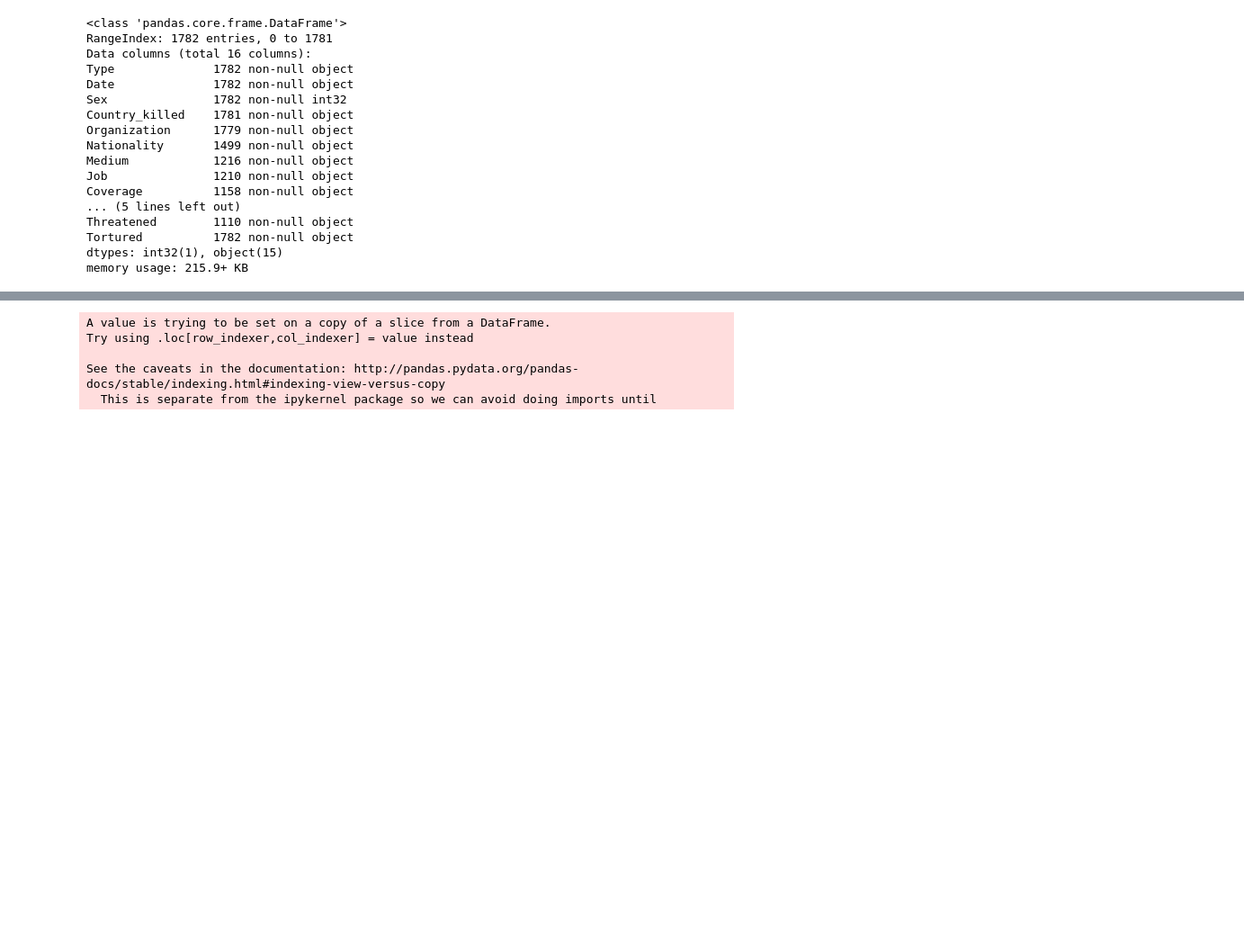
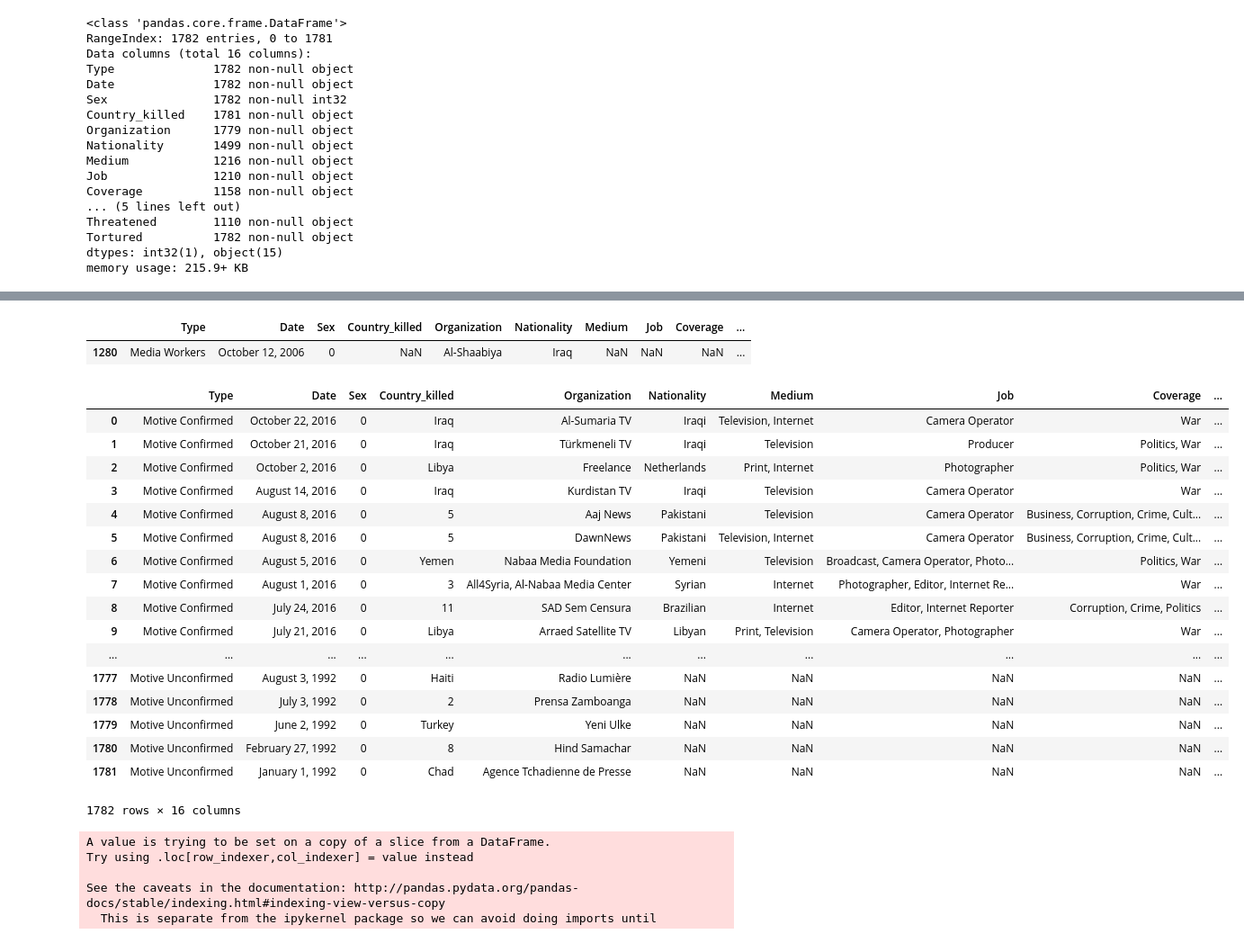
Before and after one commit to WinterBlue16/Practice, a Jupyter notebook: 04_killed journalist since 1992.ipynb, the cells around one changed output, grey strips where cells are left out. Shown: that part at 90% size. Saved outputs shown, nothing was run; the diff lists cells and outputs as text; code cells hidden in the pictures; blank space fills up the shorter version.

```diff
--- a/04_killed journalist since 1992.ipynb
+++ b/04_killed journalist since 1992.ipynb
@@ -226,3 +286,33 @@ memory usage: 215.9+ KB
+# %%
+df.loc[df.isnull()['Country_killed']]
+# %% [output]
+|  | Type | Date | Sex | Country_killed | Organization | Nationality | Medium | Job | Coverage | ... |
+| 1280 | Media Workers | October 12, 2006 | 0 | NaN | Al-Shaabiya | Iraq | NaN | NaN | NaN | ... |
+# %%
+# 1. 많이 죽은 나라순으로 묶고 나머지 기타 처리하기
+df['Country_killed'] = df['Country_killed'].replace({'Irap':1, 'Philippines': 2, 'Syria': 3, 'Mexico': 4, 'Pakistan': 5,
+                              'Colombia': 6, 'Russia': 7, 'India':8, 'Somalia':9, 'Algeria':10,
+                             'Brazil': 11, 'Afghanistan':12})
+df
+# %% [output]
+|  | Type | Date | Sex | Country_killed | Organization | Nationality | Medium | Job | Coverage | ... |
+| 0 | Motive Confirmed | October 22, 2016 | 0 | Iraq | Al-Sumaria TV | Iraqi | Television, Internet | Camera Operator | War | ... |
+| 1 | Motive Confirmed | October 21, 2016 | 0 | Iraq | Türkmeneli TV | Iraqi | Television | Producer | Politics, War | ... |
+| 2 | Motive Confirmed | October 2, 2016 | 0 | Libya | Freelance | Netherlands | Print, Internet | Photographer | Politics, War | ... |
+| 3 | Motive Confirmed | August 14, 2016 | 0 | Iraq | Kurdistan TV | Iraqi | Television | Camera Operator | War | ... |
+| 4 | Motive Confirmed | August 8, 2016 | 0 | 5 | Aaj News | Pakistani | Television | Camera Operator | Business, Corruption, Crime, Cult... | ... |
+| 5 | Motive Confirmed | August 8, 2016 | 0 | 5 | DawnNews | Pakistani | Television, Internet | Camera Operator | Business, Corruption, Crime, Cult... | ... |
+| 6 | Motive Confirmed | August 5, 2016 | 0 | Yemen | Nabaa Media Foundation | Yemeni | Television | Broadcast, Camera Operator, Photo... | Politics, War | ... |
+| 7 | Motive Confirmed | August 1, 2016 | 0 | 3 | All4Syria, Al-Nabaa Media Center | Syrian | Internet | Photographer, Editor, Internet Re... | War | ... |
+| 8 | Motive Confirmed | July 24, 2016 | 0 | 11 | SAD Sem Censura | Brazilian | Internet | Editor, Internet Reporter | Corruption, Crime, Politics | ... |
+| 9 | Motive Confirmed | July 21, 2016 | 0 | Libya | Arraed Satellite TV | Libyan | Print, Television | Camera Operator, Photographer | War | ... |
+| ... | ... | ... | ... | ... | ... | ... | ... | ... | ... | ... |
+| 1777 | Motive Unconfirmed | August 3, 1992 | 0 | Haiti | Radio Lumière | NaN | NaN | NaN | NaN | ... |
+| 1778 | Motive Unconfirmed | July 3, 1992 | 0 | 2 | Prensa Zamboanga | NaN | NaN | NaN | NaN | ... |
+| 1779 | Motive Unconfirmed | June 2, 1992 | 0 | Turkey | Yeni Ulke | NaN | NaN | NaN | NaN | ... |
+| 1780 | Motive Unconfirmed | February 27, 1992 | 0 | 8 | Hind Samachar | NaN | NaN | NaN | NaN | ... |
+| 1781 | Motive Unconfirmed | January 1, 1992 | 0 | Chad | Agence Tchadienne de Presse | NaN | NaN | NaN | NaN | ... |
+1782 rows × 16 columns
 # %%
 # 1992년에 해당하는 값들을 모두 1992로 통일
 df1 = df[df['Date'].str.contains('1992')==True]
```
Also changed, not shown: parts of 6 cells of this notebook.
